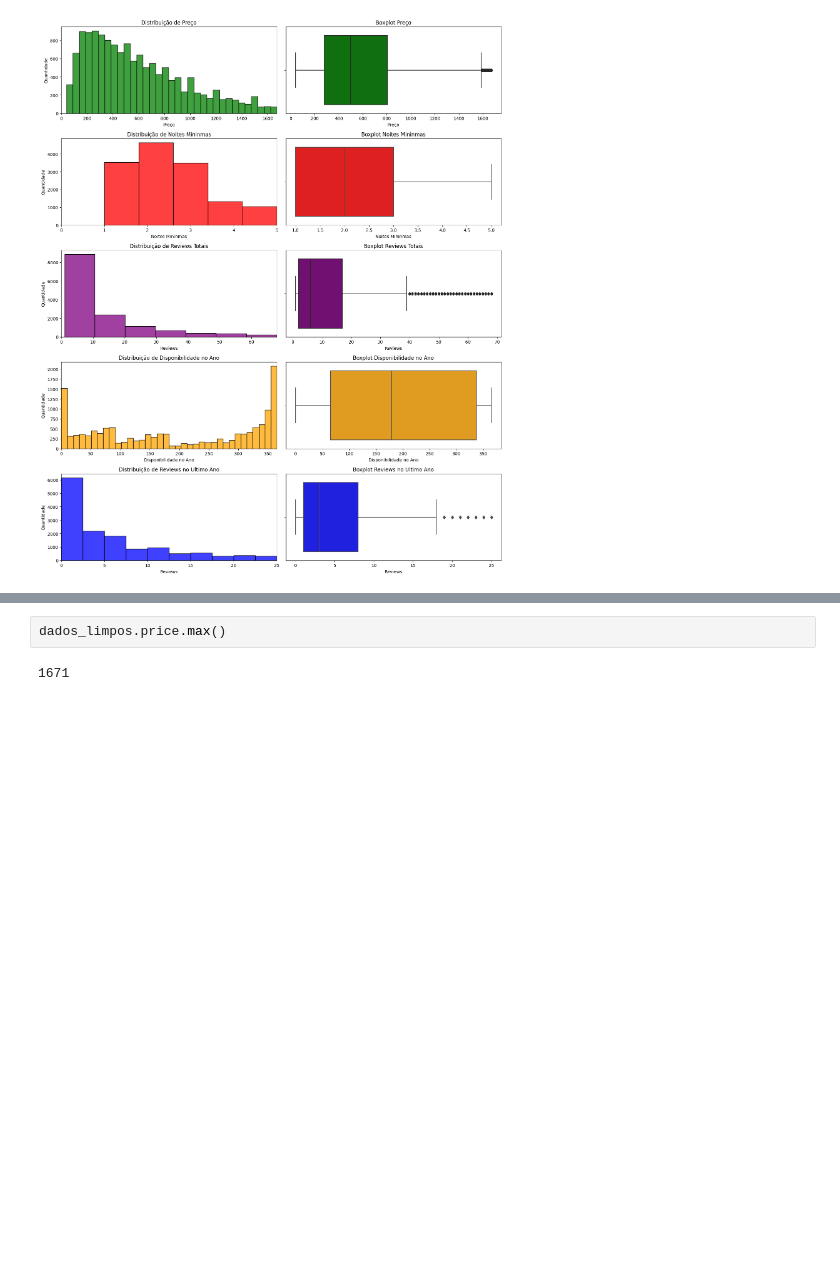
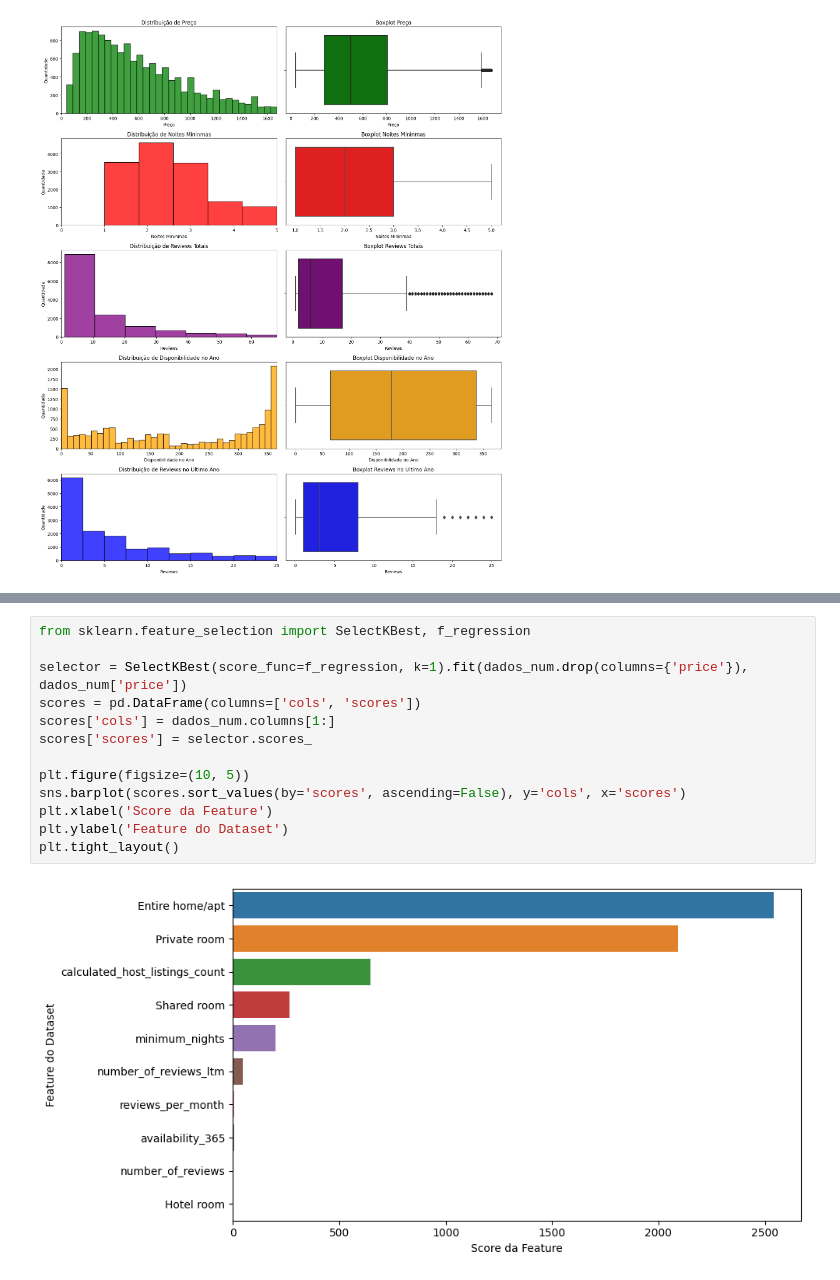
Before and after one commit to glauciapamponet/AirbnbAnalisys, a Jupyter notebook: airbnb-analysis.ipynb, the cells around one changed output, grey strips where cells are left out. Drawn from its saved outputs; the diff is of its cells as text; blank space fills up the shorter version.

Commit message:
Kaggle Notebook | Trabalho CD | Feature Selection

```diff
--- a/airbnb-analysis.ipynb
+++ b/airbnb-analysis.ipynb
@@ -205,4 +256,15 @@ plt.tight_layout()
-# %%
-dados_limpos.price.max()
-# %% [output]
-1671
+# %%
+from sklearn.feature_selection import SelectKBest, f_regression
+
+selector = SelectKBest(score_func=f_regression, k=1).fit(dados_num.drop(columns={'price'}), dados_num['price'])
+scores = pd.DataFrame(columns=['cols', 'scores'])
+scores['cols'] = dados_num.columns[1:]
+scores['scores'] = selector.scores_
+
+plt.figure(figsize=(10, 5))
+sns.barplot(scores.sort_values(by='scores', ascending=False), y='cols', x='scores')
+plt.xlabel('Score da Feature')
+plt.ylabel('Feature do Dataset')
+plt.tight_layout()
+# %% [output]
+[figure, added]
```
Also changed, not shown: parts of 10 cells of this notebook.
